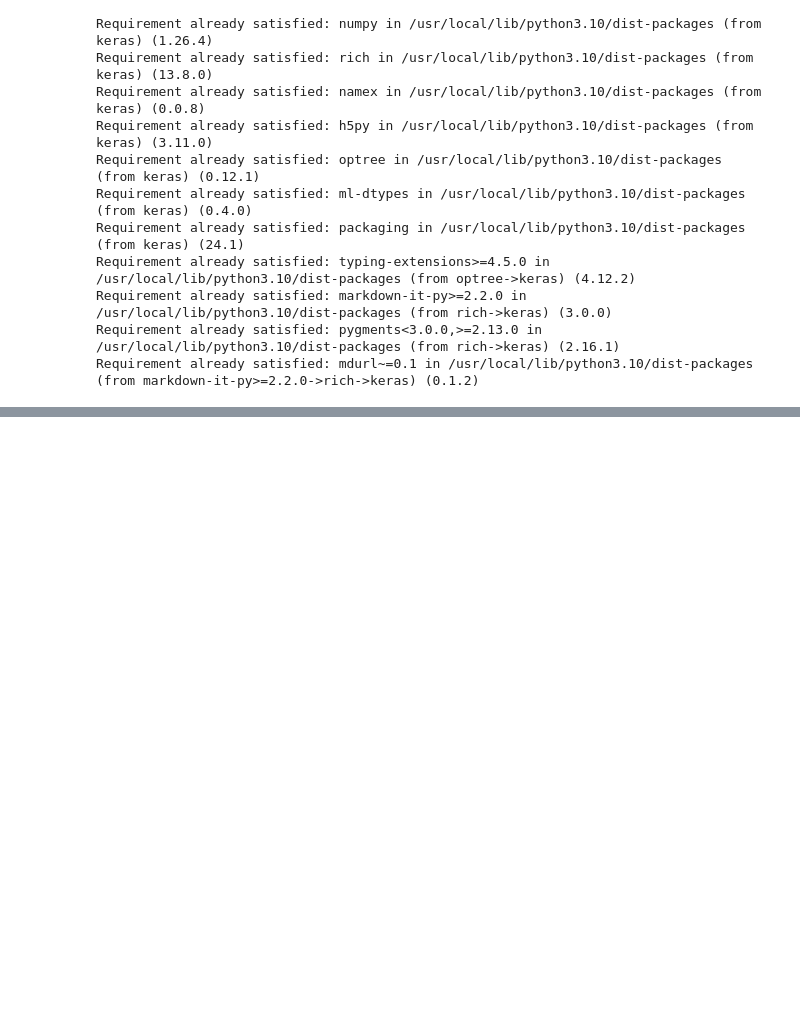
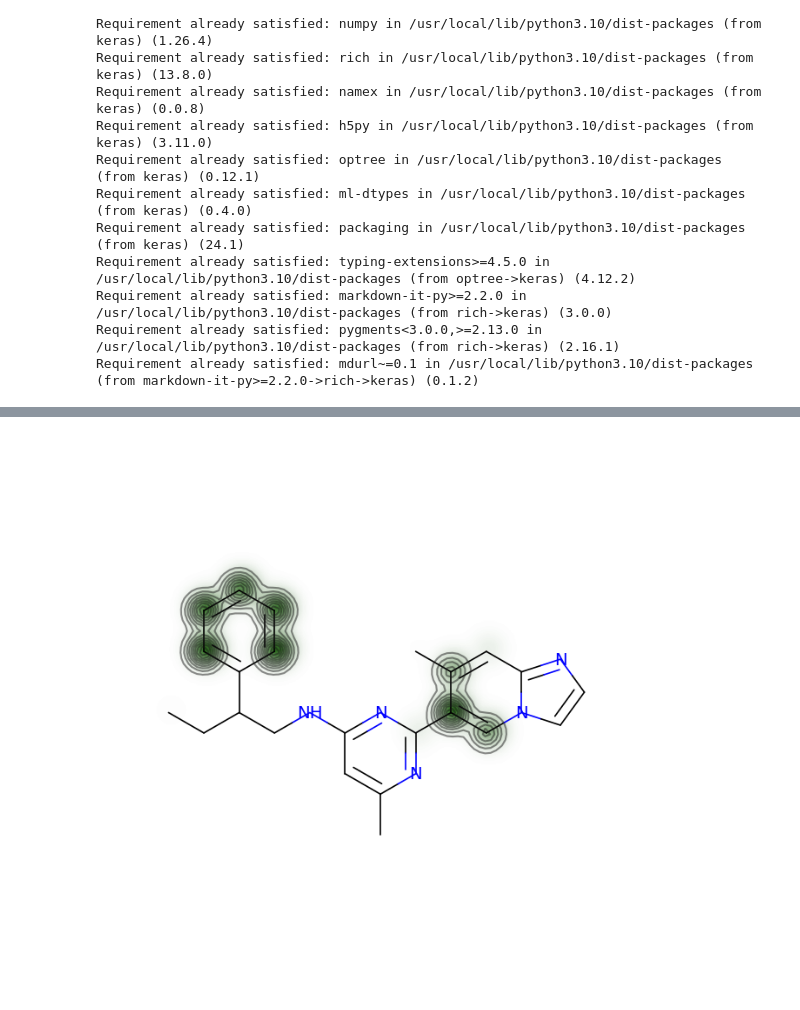
Before and after one commit to Jahan08/LogBB-ML-Model-with-interpretation, a Jupyter notebook: LogBB_Classification_ANN_ML_model.ipynb, the cells around one changed output, grey strips where cells are left out. Saved outputs shown, nothing was run; the diff lists cells and outputs as text; code cells hidden in the pictures; blank space fills up the shorter version.

```diff
--- a/LogBB_Classification_ANN_ML_model.ipynb
+++ b/LogBB_Classification_ANN_ML_model.ipynb
@@ -536,0 +675,17 @@ Time taken : 40.99s
+# %%
+from rdkit.Chem import PandasTools
+
+df_ex = PandasTools.LoadSDF("/content/untitled.sdf")
+# %%
+external_row = 0
+external_mol = df_ex.ROMol.values[external_row]
+weights = SimilarityMaps.GetAtomicWeightsForModel(external_mol,
+                                                   SimilarityMaps.GetMorganFingerprint,
+                                                   lambda x: get_pred(x, model.predict))
+def GetStandardizedWeights(weights):
+  maxWeight = np.max(weights)
+  weights = weights / maxWeight
+  return weights, maxWeight
+weights, maxWeight = GetStandardizedWeights(weights)
+fig = Chem.Draw.SimilarityMaps.GetSimilarityMapFromWeights(external_mol, weights.astype(np.double))
+# %% [output]
@@ -536,0 +710 @@ Time taken : 40.99s
+[figure, added]
```
Also changed, not shown: parts of 16 cells of this notebook.
